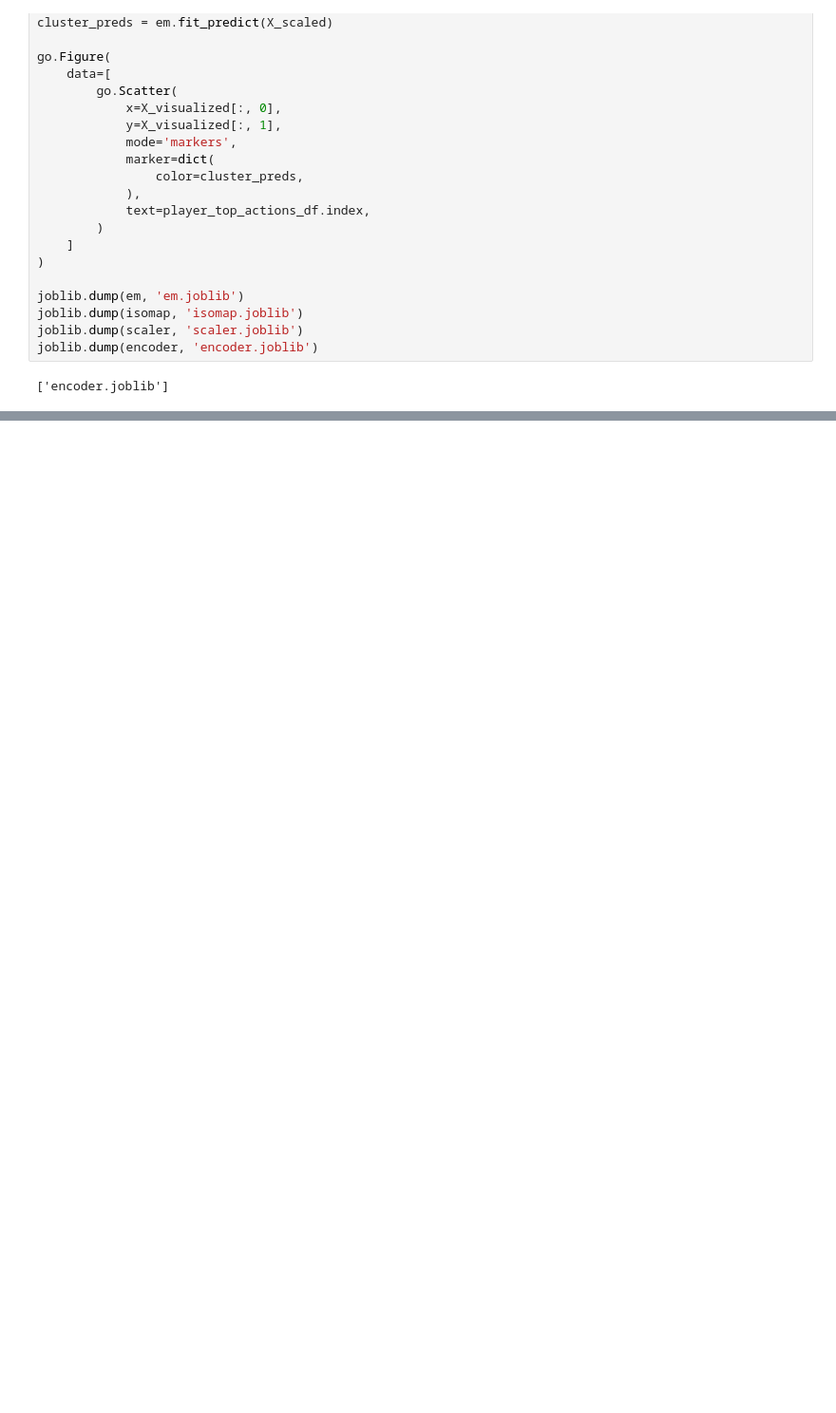
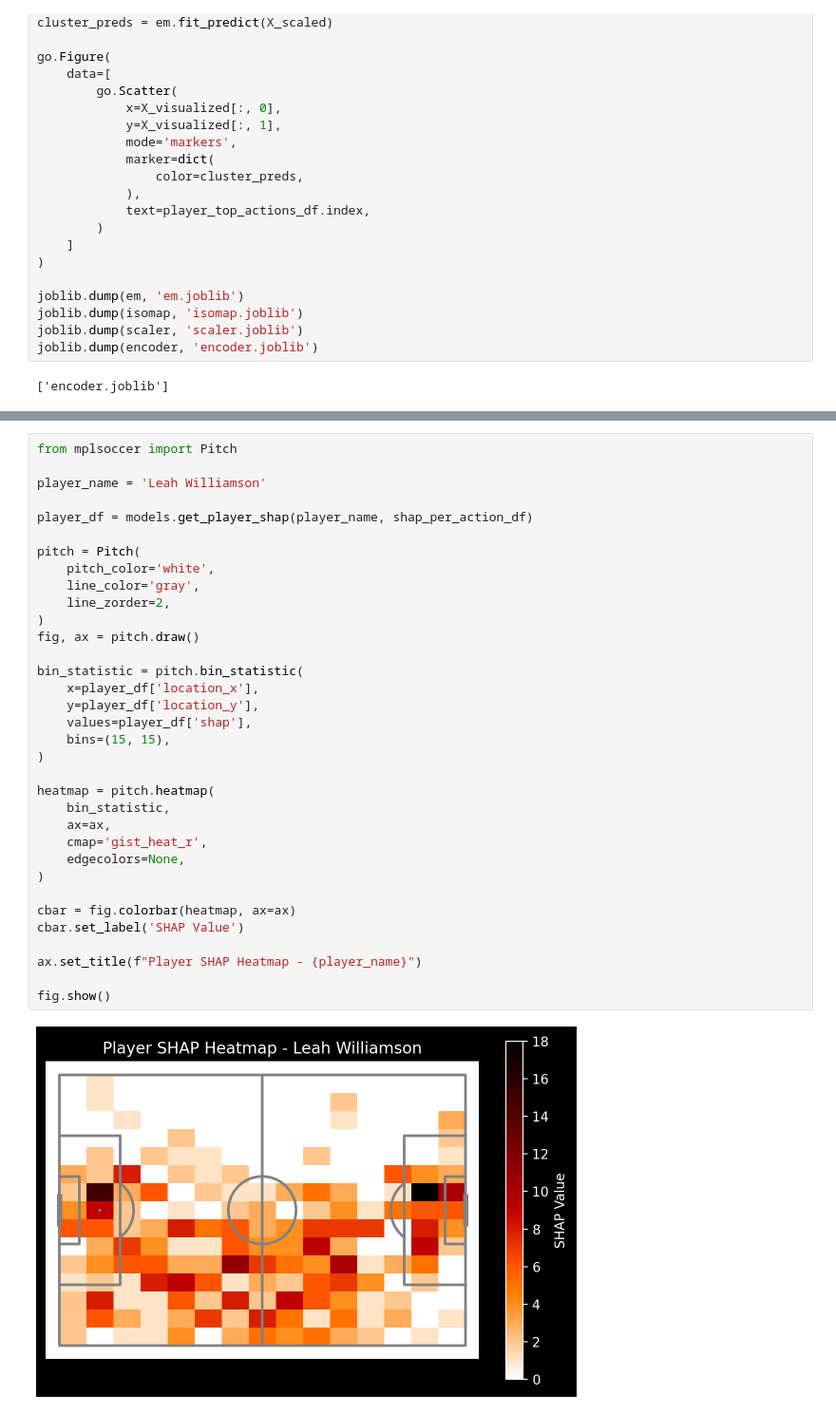
Before and after one commit to MaggieFungly/football-data-analytics, a Jupyter notebook: goal_scoring_both_teams/identifying_goal_scoring_both_teams.ipynb, the cells around one changed output, grey strips where cells are left out. Shown at 95% size. Saved outputs shown, nothing was run; the diff lists cells and outputs as text; blank space fills up the shorter version.

Commit message:
Player SHAP heatmap added

```diff
--- a/goal_scoring_both_teams/identifying_goal_scoring_both_teams.ipynb
+++ b/goal_scoring_both_teams/identifying_goal_scoring_both_teams.ipynb
@@ -338,0 +348,36 @@ joblib.dump(encoder, 'encoder.joblib')
+# %%
+from mplsoccer import Pitch
+
+player_name = 'Leah Williamson'
+
+player_df = models.get_player_shap(player_name, shap_per_action_df)
+
+pitch = Pitch(
+    pitch_color='white',
+    line_color='gray',
+    line_zorder=2,
+)
+fig, ax = pitch.draw()
+
+bin_statistic = pitch.bin_statistic(
+    x=player_df['location_x'],
+    y=player_df['location_y'],
+    values=player_df['shap'],
+    bins=(15, 15),
+)
+
+heatmap = pitch.heatmap(
+    bin_statistic,
+    ax=ax,
+    cmap='gist_heat_r',
+    edgecolors=None,
+)
+
+cbar = fig.colorbar(heatmap, ax=ax)
+cbar.set_label('SHAP Value')
+
+ax.set_title(f"Player SHAP Heatmap - {player_name}")
+
+fig.show()
+# %% [output]
+[figure, added]
```
Also changed, not shown: parts of 2 cells of this notebook, 2 other files.
